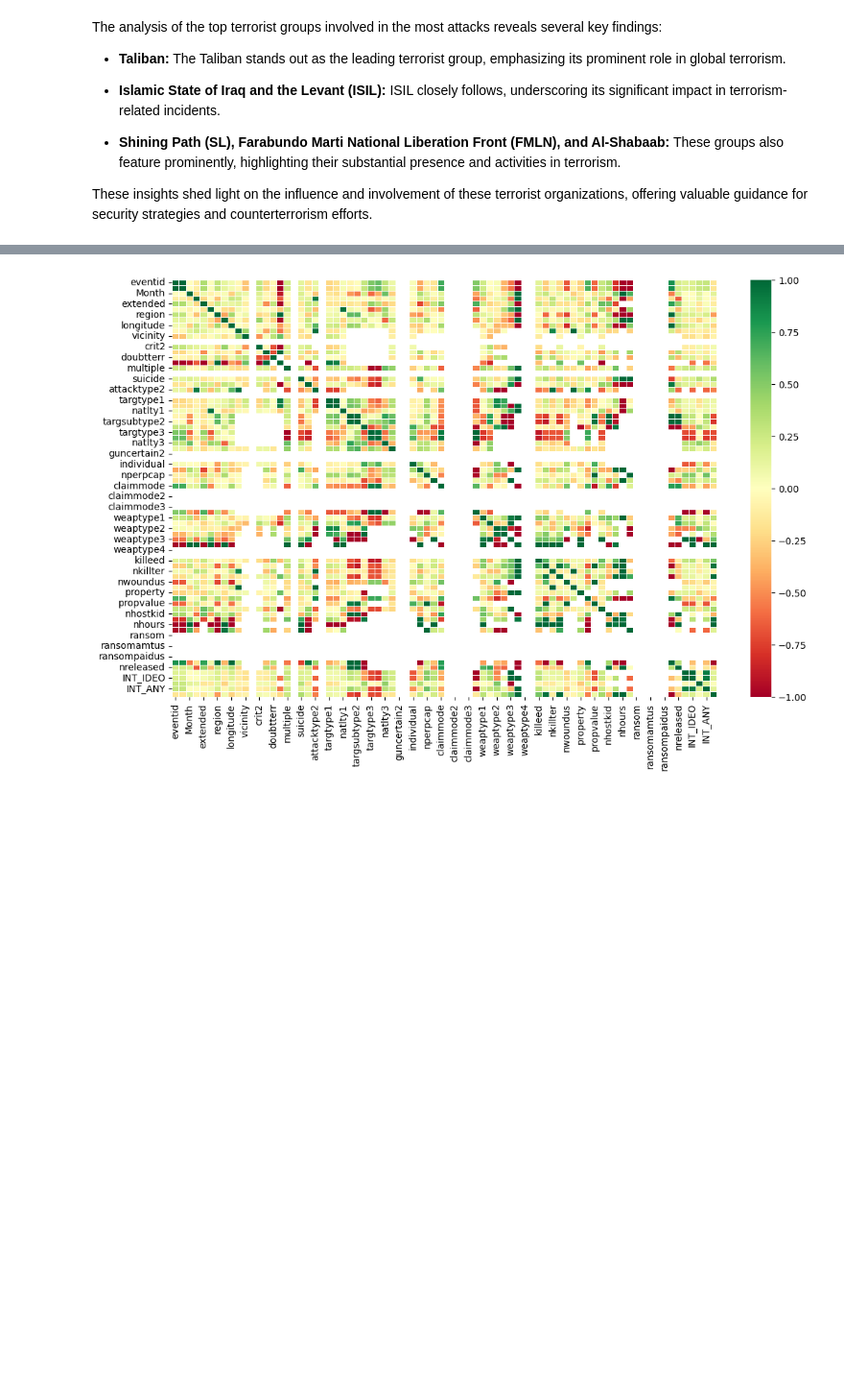
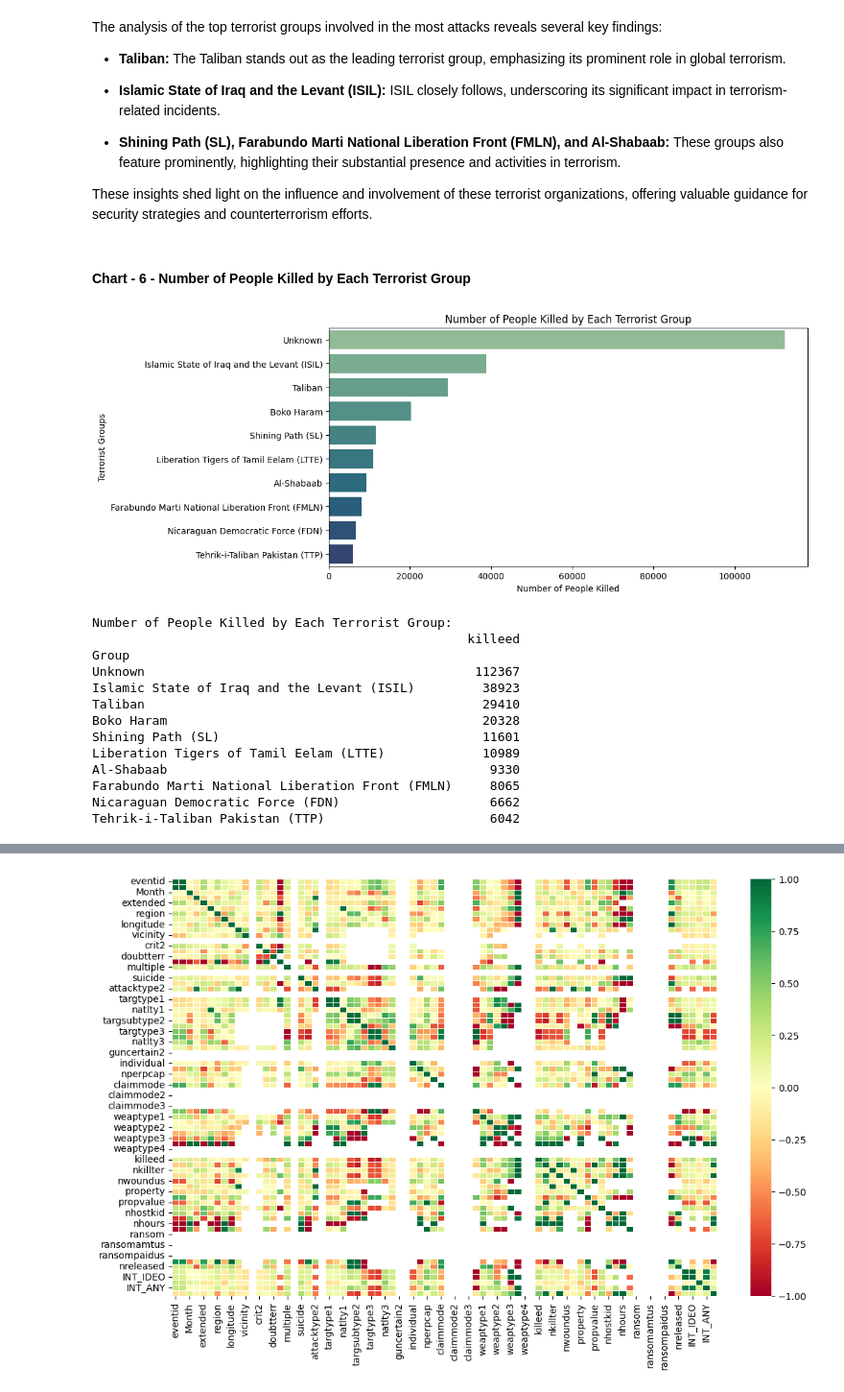
Before and after one commit to Apaulgithub/CVIP_Data_Science_Intern, a Jupyter notebook: Exploratory Data Analysis - Terrorism/Exploratory_Data_Analysis_Terrorism.ipynb, the cells around one changed output, grey strips where cells are left out. Shown at 96% size. Drawn from its saved outputs; the diff is of its cells as text; code cells hidden in the pictures; blank space fills up the shorter version.

```diff
--- a/Exploratory Data Analysis - Terrorism/Exploratory_Data_Analysis_Terrorism.ipynb
+++ b/Exploratory Data Analysis - Terrorism/Exploratory_Data_Analysis_Terrorism.ipynb
@@ -411,3 +425,44 @@ The analysis of the top terrorist groups involved in the most attacks reveals se
 - **Shining Path (SL), Farabundo Marti National Liberation Front (FMLN), and Al-Shabaab:** These groups also feature prominently, highlighting their substantial presence and activities in terrorism.
 
 These insights shed light on the influence and involvement of these terrorist organizations, offering valuable guidance for security strategies and counterterrorism efforts.
+# %% [markdown]
+#### Chart - 6 - Number of People Killed by Each Terrorist Group
+# %%
+# Chart - 6 Visualization code for number of people killed by each terrorist group
+# Calculate the total number of people killed by each terrorist group
+group_killed = df[['Group', 'killeed']].groupby(['Group'], axis=0).sum().sort_values('killeed', ascending=False).head(10)
+
+# Create a subplots figure with a specific size for the bar plot
+plt.subplots(figsize=(10, 5))
+
+# Create a bar plot using Seaborn to visualize the number of people killed by each terrorist group
+sns.barplot(x=group_killed.killeed.values, y=group_killed.index, palette="crest")
+
+# Set the title of the graph
+plt.title('Number of People Killed by Each Terrorist Group')
+
+# Set labels
+plt.xlabel('Number of People Killed')
+plt.ylabel('Terrorist Groups')
+
+# Display the bar plot
+plt.show()
+
+# Print the 'group_killed' data for further analysis
+print("Number of People Killed by Each Terrorist Group:")
+print(group_killed)
+# %% [output]
+[figure, added]
+Number of People Killed by Each Terrorist Group:
+                                                  killeed
+Group
+Unknown                                            112367
+Islamic State of Iraq and the Levant (ISIL)         38923
+Taliban                                             29410
+Boko Haram                                          20328
+Shining Path (SL)                                   11601
+Liberation Tigers of Tamil Eelam (LTTE)             10989
+Al-Shabaab                                           9330
+Farabundo Marti National Liberation Front (FMLN)     8065
+Nicaraguan Democratic Force (FDN)                    6662
+Tehrik-i-Taliban Pakistan (TTP)                      6042
```
Also changed, not shown: parts of 22 cells of this notebook.
